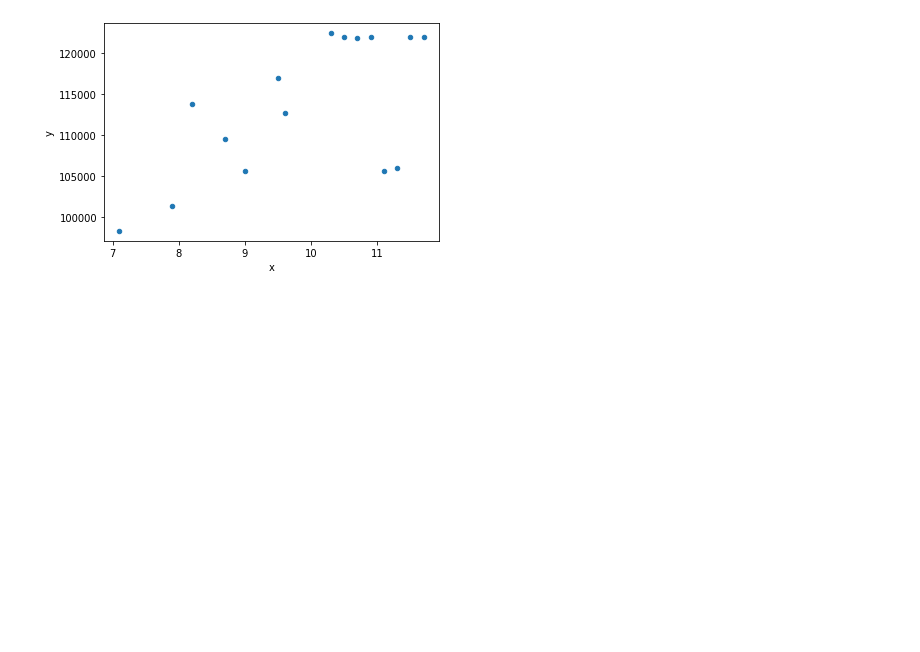
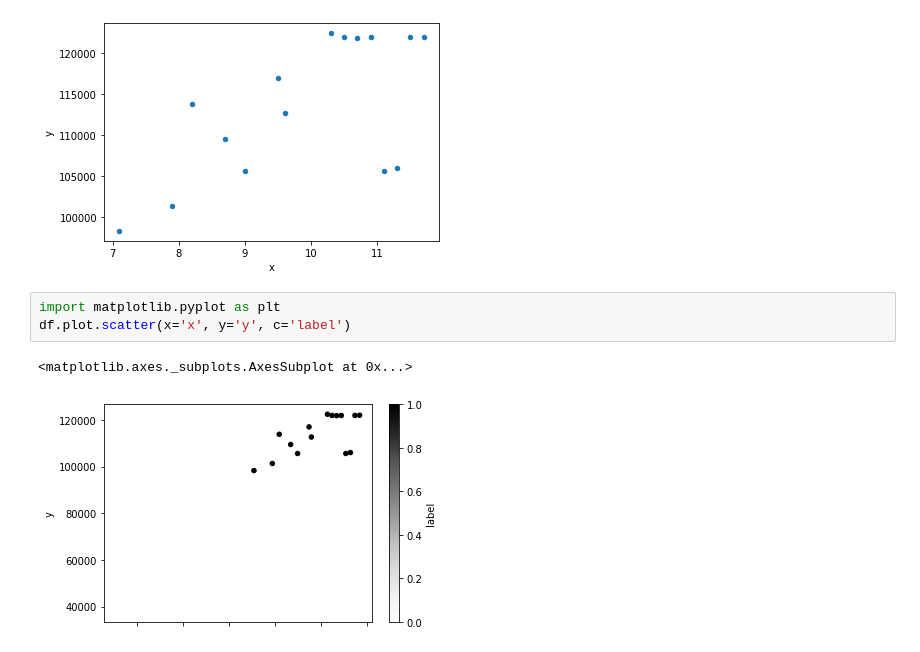
Before and after one commit to An1ndya/IIT-Kharagpur, a Jupyter notebook: ML02_Lab.ipynb, the cells around one changed output. Cells and saved outputs as stored; diff of their text form; blank space fills up the shorter version.

```diff
--- a/ML02_Lab.ipynb
+++ b/ML02_Lab.ipynb
@@ -50,3 +50,9 @@ plt.show()
 # %% [output]
 [figure]
 [figure]
+# %%
+import matplotlib.pyplot as plt
+df.plot.scatter(x='x', y='y', c='label')
+# %% [output]
+<matplotlib.axes._subplots.AxesSubplot at 0x...>
+[figure, added]
```
